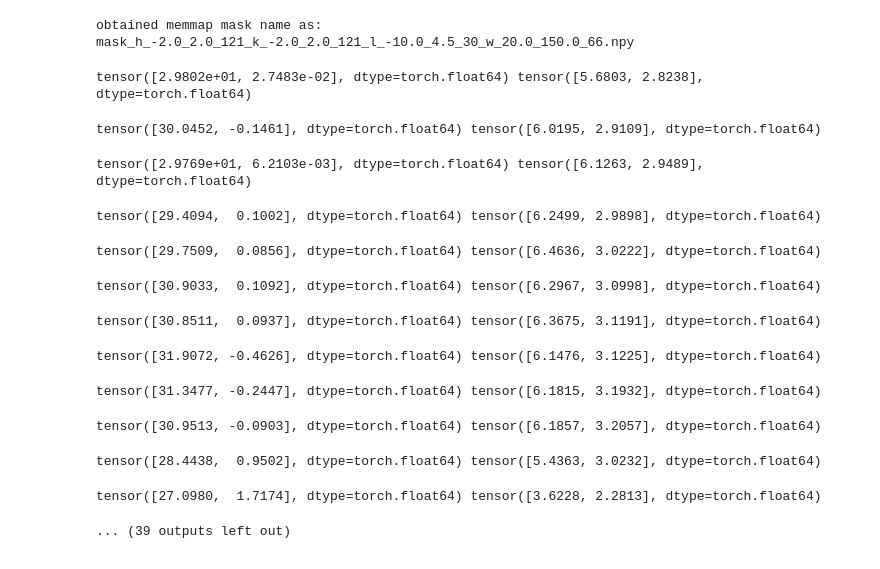
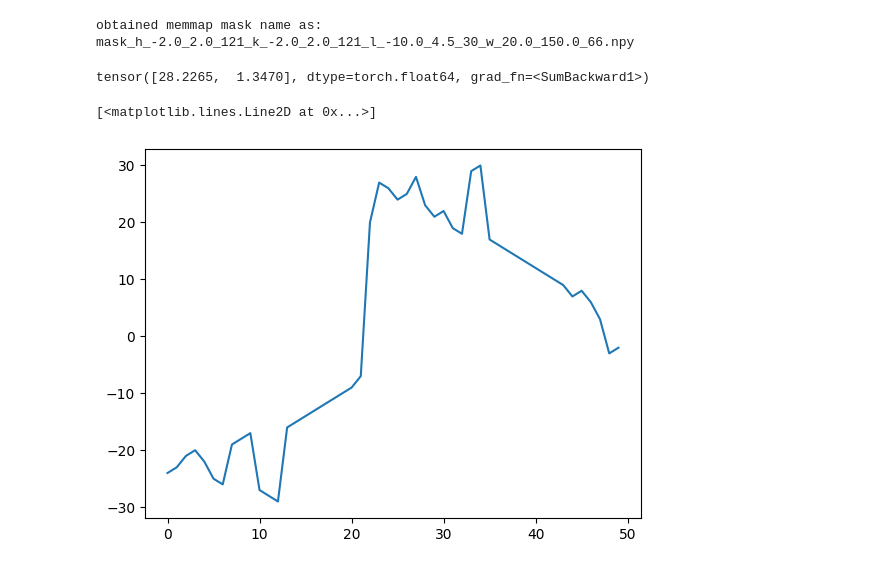
Before and after one commit to zhantaochen/inxs-steering, a Jupyter notebook: steer_loop_real_exp.ipynb, the cells around one changed output. Saved outputs shown, nothing was run; the diff lists cells and outputs as text; code cells hidden in the pictures.

```diff
--- a/steer_loop_real_exp.ipynb
+++ b/steer_loop_real_exp.ipynb
@@ -99,29 +107,3 @@ obtained memmap mask name as: mask_h_-2.0_2.0_121_k_-2.0_2.0_121_l_-10.0_4.5_30_
 mean_list = []
 std_list = []
 steer.reset()
-# %%
-# print(data['params'][test_idx[idx_plot]])
-with torch.no_grad():
-    print(steer.particle_filter.mean().detach().cpu(), steer.particle_filter.std().detach().cpu())
-    for i in tqdm(range(50)):
-        steer.step_steer()
-        print(steer.particle_filter.mean(), steer.particle_filter.std())
-        mean_list.append(steer.particle_filter.mean().detach().cpu())
-        std_list.append(steer.particle_filter.std().detach().cpu())
-
-    # print(steer.particle_filter.positions[:10])
-    # print(steer.particle_filter.weights[:10])
-# %% [output]
-tensor([2.9802e+01, 2.7483e-02], dtype=torch.float64) tensor([5.6803, 2.8238], dtype=torch.float64)
-tensor([30.0452, -0.1461], dtype=torch.float64) tensor([6.0195, 2.9109], dtype=torch.float64)
-tensor([2.9769e+01, 6.2103e-03], dtype=torch.float64) tensor([6.1263, 2.9489], dtype=torch.float64)
-tensor([29.4094,  0.1002], dtype=torch.float64) tensor([6.2499, 2.9898], dtype=torch.float64)
-tensor([29.7509,  0.0856], dtype=torch.float64) tensor([6.4636, 3.0222], dtype=torch.float64)
-tensor([30.9033,  0.1092], dtype=torch.float64) tensor([6.2967, 3.0998], dtype=torch.float64)
-tensor([30.8511,  0.0937], dtype=torch.float64) tensor([6.3675, 3.1191], dtype=torch.float64)
-tensor([31.9072, -0.4626], dtype=torch.float64) tensor([6.1476, 3.1225], dtype=torch.float64)
-tensor([31.3477, -0.2447], dtype=torch.float64) tensor([6.1815, 3.1932], dtype=torch.float64)
-tensor([30.9513, -0.0903], dtype=torch.float64) tensor([6.1857, 3.2057], dtype=torch.float64)
-tensor([28.4438,  0.9502], dtype=torch.float64) tensor([5.4363, 3.0232], dtype=torch.float64)
-tensor([27.0980,  1.7174], dtype=torch.float64) tensor([3.6228, 2.2813], dtype=torch.float64)
-... (39 outputs left out)
@@ -127,0 +123,12 @@ tensor([27.0980,  1.7174], dtype=torch.float64) tensor([3.6228, 2.2813], dtype=t
+# %%
+steer.particle_filter.mean()
+# %% [output]
+tensor([28.2265,  1.3470], dtype=torch.float64, grad_fn=<SumBackward1>)
+# %%
+measured_angles = np.vstack(steer.measured_angles_history).squeeze()
+measured_angles[measured_angles > 180] -= 360
+measured_angles
+plt.plot(measured_angles)
+# %% [output]
+[<matplotlib.lines.Line2D at 0x...>]
+[figure, added]
```
Also changed, not shown: parts of 9 cells of this notebook, 5 other files.
